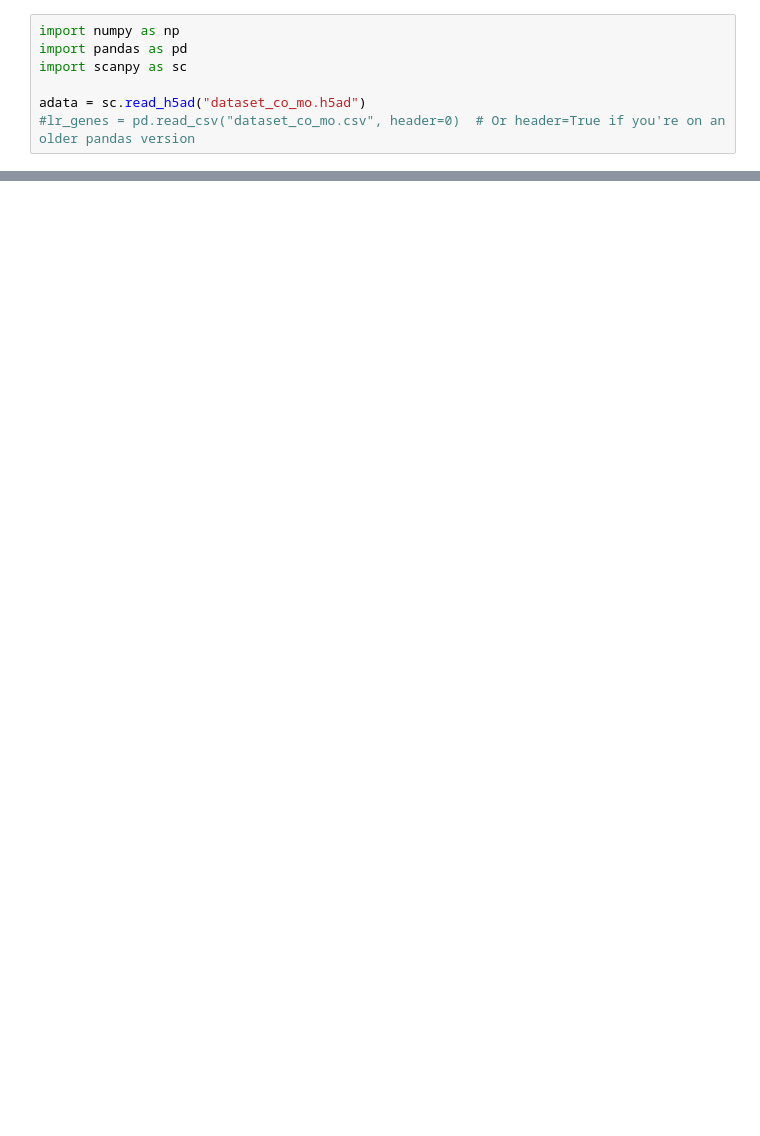
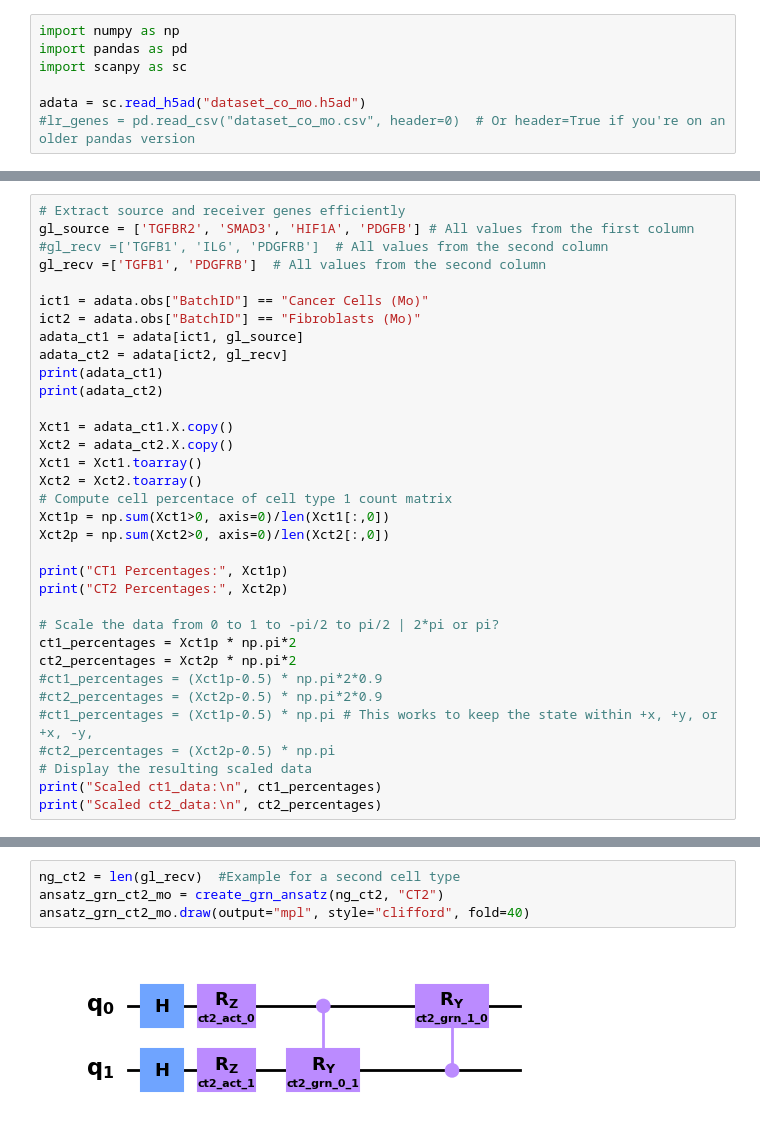
Before and after one commit to cailab-tamu/QuantumXCT, a Jupyter notebook: python/cc_grn_opt.ipynb, the cells around one changed output, grey strips where cells are left out. Drawn from its saved outputs; the diff is of its cells as text; blank space fills up the shorter version.

Commit message:
Cell-cell communication circuit optimization available

```diff
--- a/python/cc_grn_opt.ipynb
+++ b/python/cc_grn_opt.ipynb
@@ -530,0 +8,34 @@ def create_interaction_observable_general(interactions, num_features):
+# %%
+# Extract source and receiver genes efficiently
+gl_source = ['TGFBR2', 'SMAD3', 'HIF1A', 'PDGFB'] # All values from the first column
+#gl_recv =['TGFB1', 'IL6', 'PDGFRB']  # All values from the second column
+gl_recv =['TGFB1', 'PDGFRB']  # All values from the second column
+
+ict1 = adata.obs["BatchID"] == "Cancer Cells (Mo)"
+ict2 = adata.obs["BatchID"] == "Fibroblasts (Mo)"
+adata_ct1 = adata[ict1, gl_source]
+adata_ct2 = adata[ict2, gl_recv]
+print(adata_ct1)
+print(adata_ct2)
+
+Xct1 = adata_ct1.X.copy()
+Xct2 = adata_ct2.X.copy()
+Xct1 = Xct1.toarray()
+Xct2 = Xct2.toarray()
+# Compute cell percentace of cell type 1 count matrix
+Xct1p = np.sum(Xct1>0, axis=0)/len(Xct1[:,0])
+Xct2p = np.sum(Xct2>0, axis=0)/len(Xct2[:,0])
+
+print("CT1 Percentages:", Xct1p)
+print("CT2 Percentages:", Xct2p)
+
+# Scale the data from 0 to 1 to -pi/2 to pi/2 | 2*pi or pi?
+ct1_percentages = Xct1p * np.pi*2
+ct2_percentages = Xct2p * np.pi*2
+#ct1_percentages = (Xct1p-0.5) * np.pi*2*0.9
+#ct2_percentages = (Xct2p-0.5) * np.pi*2*0.9
+#ct1_percentages = (Xct1p-0.5) * np.pi # This works to keep the state within +x, +y, or +x, -y,
+#ct2_percentages = (Xct2p-0.5) * np.pi
+# Display the resulting scaled data
+print("Scaled ct1_data:\n", ct1_percentages)
+print("Scaled ct2_data:\n", ct2_percentages)
@@ -530,0 +110,6 @@ def create_interaction_observable_general(interactions, num_features):
+# %%
+ng_ct2 = len(gl_recv)  #Example for a second cell type
+ansatz_grn_ct2_mo = create_grn_ansatz(ng_ct2, "CT2")
+ansatz_grn_ct2_mo.draw(output="mpl", style="clifford", fold=40)
+# %% [output]
+[figure, added]
```
Also changed, not shown: parts of 44 cells of this notebook, 2 other files.
